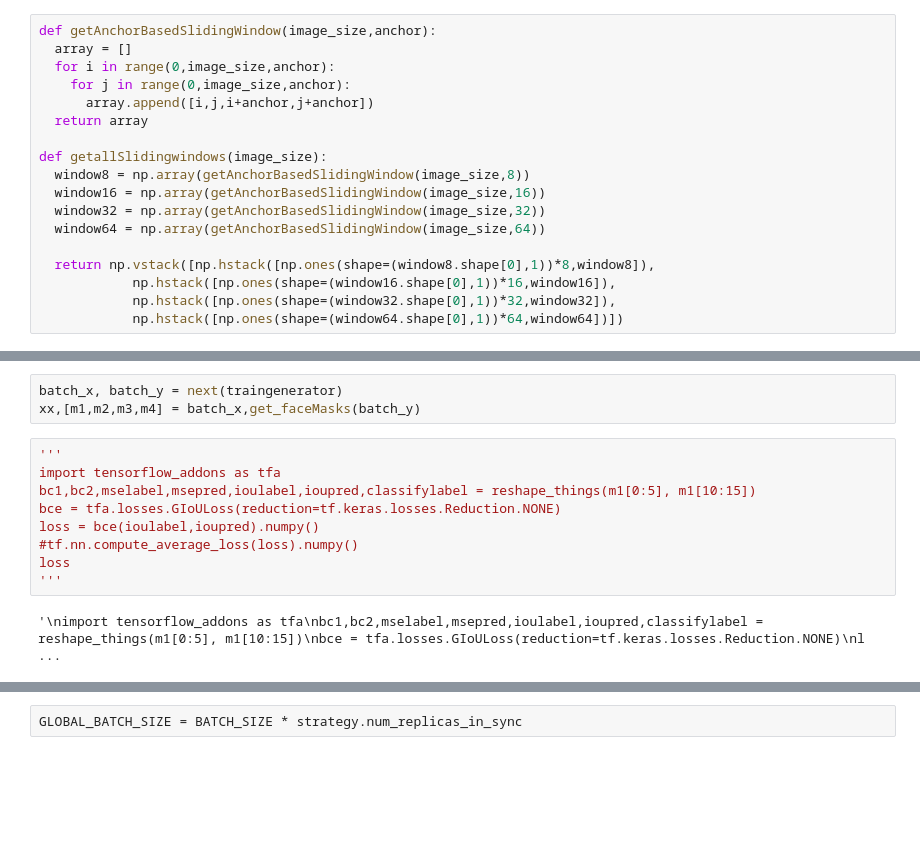
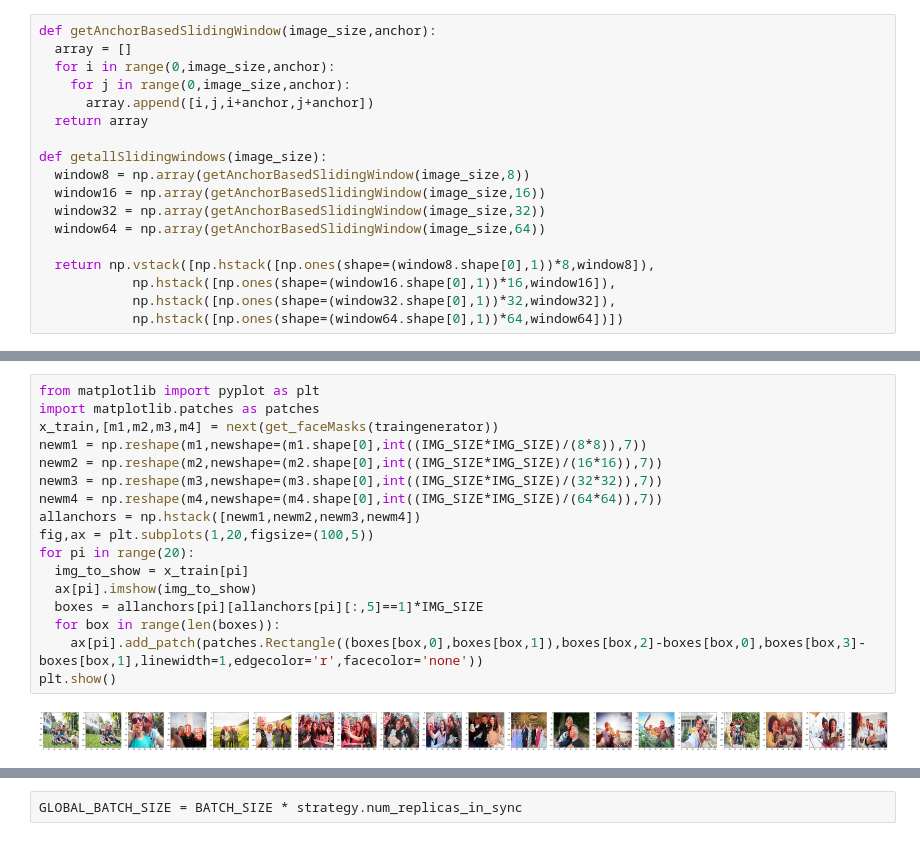
Before and after one commit to Surya-prakash-v/MLAI, a Jupyter notebook: kerasDetection.ipynb, the cells around one changed output, grey strips where cells are left out. Drawn from its saved outputs; the diff is of its cells as text; blank space fills up the shorter version.

```diff
--- a/kerasDetection.ipynb
+++ b/kerasDetection.ipynb
@@ -100,17 +104,22 @@ def get_faceMasks(batch_y):
-# %%
-batch_x, batch_y = next(traingenerator)
-xx,[m1,m2,m3,m4] = batch_x,get_faceMasks(batch_y)
-# %%
-'''
-import tensorflow_addons as tfa
-bc1,bc2,mselabel,msepred,ioulabel,ioupred,classifylabel = reshape_things(m1[0:5], m1[10:15])
-bce = tfa.losses.GIoULoss(reduction=tf.keras.losses.Reduction.NONE)
-loss = bce(ioulabel,ioupred).numpy()
-#tf.nn.compute_average_loss(loss).numpy()
-loss
-'''
-# %% [output]
-'\nimport tensorflow_addons as tfa\nbc1,bc2,mselabel,msepred,ioulabel,ioupred,classifylabel = reshape_things(m1[0:5], m1[10:15])\nbce = tfa.losses.GIoULoss(reduction=tf.keras.losses.Reduction.NONE)\nl ...
+# %%
+from matplotlib import pyplot as plt
+import matplotlib.patches as patches
+x_train,[m1,m2,m3,m4] = next(get_faceMasks(traingenerator))
+newm1 = np.reshape(m1,newshape=(m1.shape[0],int((IMG_SIZE*IMG_SIZE)/(8*8)),7))
+newm2 = np.reshape(m2,newshape=(m2.shape[0],int((IMG_SIZE*IMG_SIZE)/(16*16)),7))
+newm3 = np.reshape(m3,newshape=(m3.shape[0],int((IMG_SIZE*IMG_SIZE)/(32*32)),7))
+newm4 = np.reshape(m4,newshape=(m4.shape[0],int((IMG_SIZE*IMG_SIZE)/(64*64)),7))
+allanchors = np.hstack([newm1,newm2,newm3,newm4])
+fig,ax = plt.subplots(1,20,figsize=(100,5))
+for pi in range(20):
+  img_to_show = x_train[pi]
+  ax[pi].imshow(img_to_show)
+  boxes = allanchors[pi][allanchors[pi][:,5]==1]*IMG_SIZE
+  for box in range(len(boxes)):
+    ax[pi].add_patch(patches.Rectangle((boxes[box,0],boxes[box,1]),boxes[box,2]-boxes[box,0],boxes[box,3]-boxes[box,1],linewidth=1,edgecolor='r',facecolor='none'))
+plt.show()
+# %% [output]
+[figure, added]
 # %%
 import tensorflow as tf
 from tensorflow.python.keras.layers import (Flatten,LeakyReLU,AveragePooling2D,concatenate,
```
Also changed, not shown: parts of 18 cells of this notebook.
